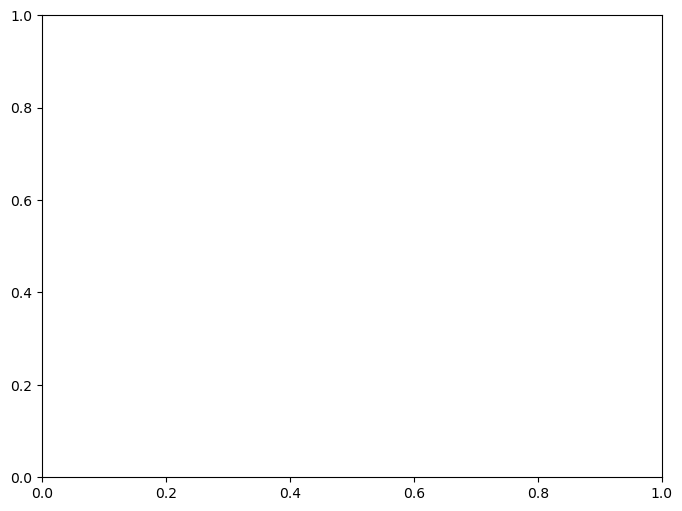
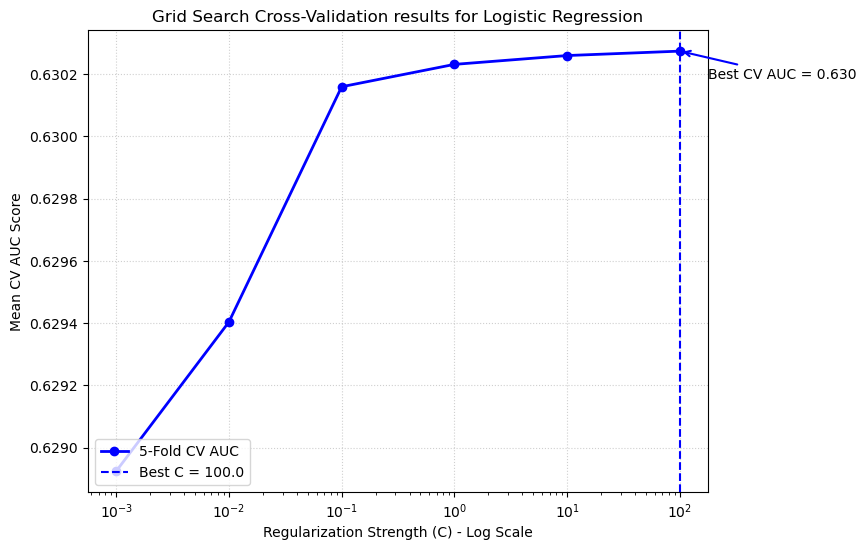
The change to this notebook cell's code, shown as a diff; its figure went from the first image to the second:
--- before
+++ after
@@ -1,7 +1,7 @@
-cv_scores = grid_search.cv_results_['mean_test_score']
+cv_scores_log = grid_search.cv_results_['mean_test_score']
 
 # Plot the tuning line
 fig, ax = plt.subplots(figsize=(8, 6))
-ax.plot(param_grid['model__C'], cv_scores, marker='o', color='Blue', linewidth=2, label='5-Fold CV AUC')
+ax.plot(param_grid['model__C'], cv_scores_log, marker='o', color='Blue', linewidth=2, label='5-Fold CV AUC')
 ax.axvline(x=best_c_cv, color='Blue', linestyle='--', label=f'Best C = {best_c_cv}')
 

Commit: adding the visualization for logreg